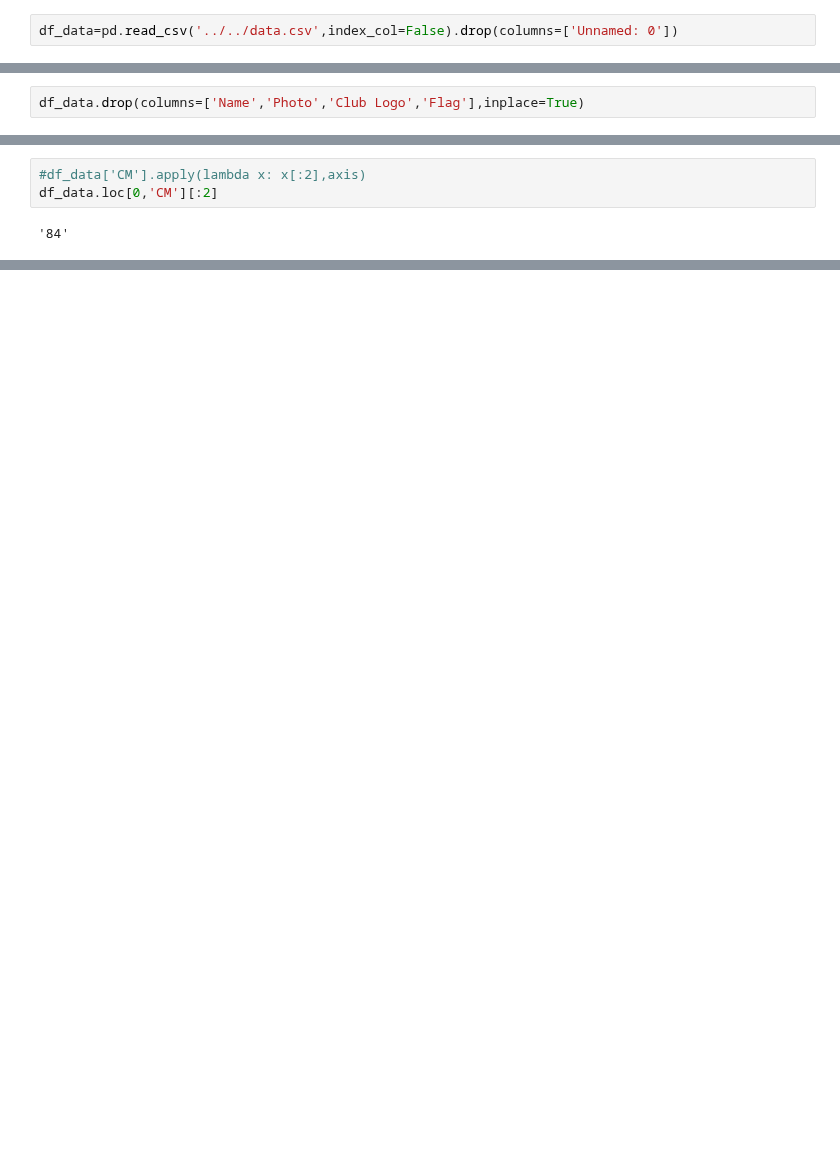
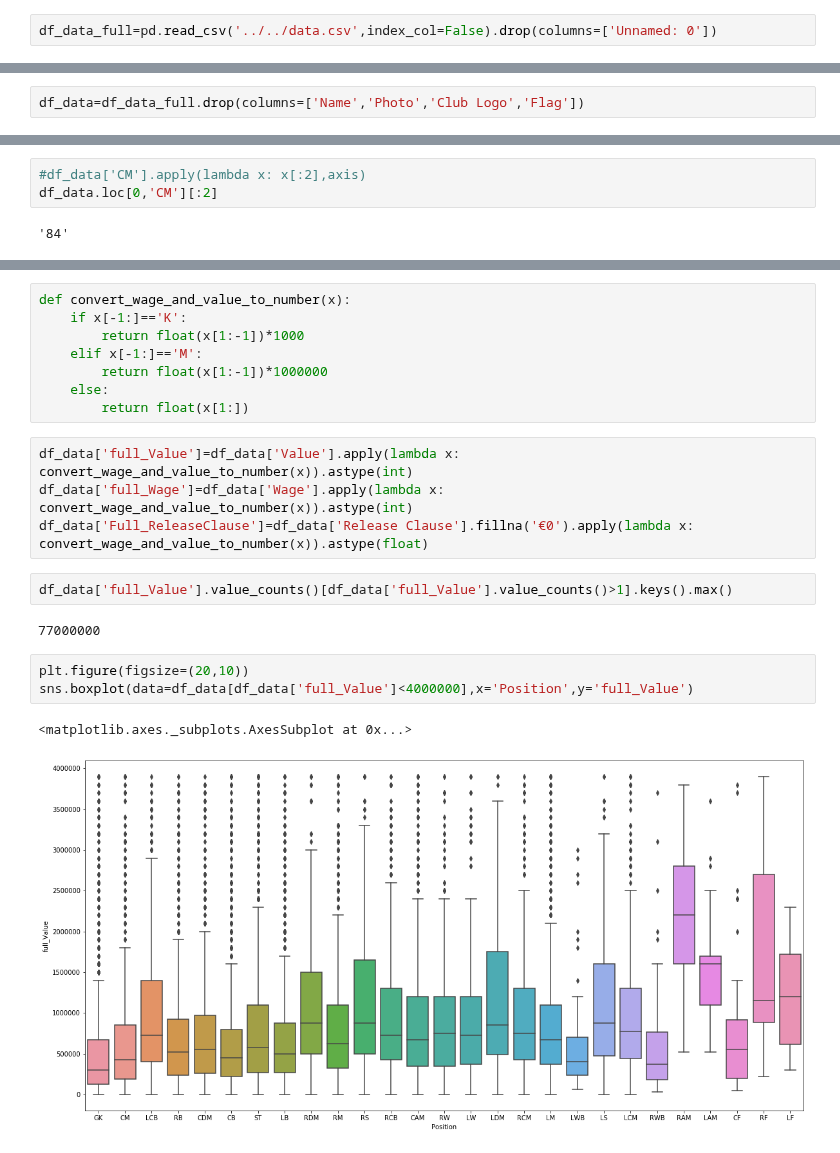
Before and after one commit to ShaharSheli/FIFA19, a Jupyter notebook: Exploration v1.ipynb, the cells around one changed output, grey strips where cells are left out. Cells and saved outputs as stored; diff of their text form; blank space fills up the shorter version.

```diff
--- a/Exploration v1.ipynb
+++ b/Exploration v1.ipynb
@@ -5,3 +10,3 @@ import seaborn as sns
 # %%
-df_data=pd.read_csv('../../data.csv',index_col=False).drop(columns=['Unnamed: 0'])
+df_data_full=pd.read_csv('../../data.csv',index_col=False).drop(columns=['Unnamed: 0'])
 # %%
@@ -15,7 +20,7 @@ df_data.head()
 | 4 | 192985 | K. De Bruyne | 27 | https://cdn.sofifa.org/players/4/... | Belgium | https://cdn.sofifa.org/flags/7.png | 91 | 92 | Manchester City | https://cdn.sofifa.org/teams/2/li... | ... |
 5 rows × 88 columns
 # %%
-df_data.drop(columns=['Name','Photo','Club Logo','Flag'],inplace=True)
+df_data=df_data_full.drop(columns=['Name','Photo','Club Logo','Flag'])
 # %%
 df_data.info()
 # %% [output]
@@ -68,0 +74,22 @@ df_data.loc[0,'CM'][:2]
+# %%
+def convert_wage_and_value_to_number(x):
+    if x[-1:]=='K':
+        return float(x[1:-1])*1000
+    elif x[-1:]=='M':
+        return float(x[1:-1])*1000000
+    else:
+        return float(x[1:])
+# %%
+df_data['full_Value']=df_data['Value'].apply(lambda x: convert_wage_and_value_to_number(x)).astype(int)
+df_data['full_Wage']=df_data['Wage'].apply(lambda x: convert_wage_and_value_to_number(x)).astype(int)
+df_data['Full_ReleaseClause']=df_data['Release Clause'].fillna('€0').apply(lambda x: convert_wage_and_value_to_number(x)).astype(float)
+# %%
+df_data['full_Value'].value_counts()[df_data['full_Value'].value_counts()>1].keys().max()
+# %% [output]
+77000000
+# %%
+plt.figure(figsize=(20,10))
+sns.boxplot(data=df_data[df_data['full_Value']<4000000],x='Position',y='full_Value')
+# %% [output]
+<matplotlib.axes._subplots.AxesSubplot at 0x...>
+[figure, added]
```
Also changed, not shown: parts of 14 cells of this notebook, 3 other files.
